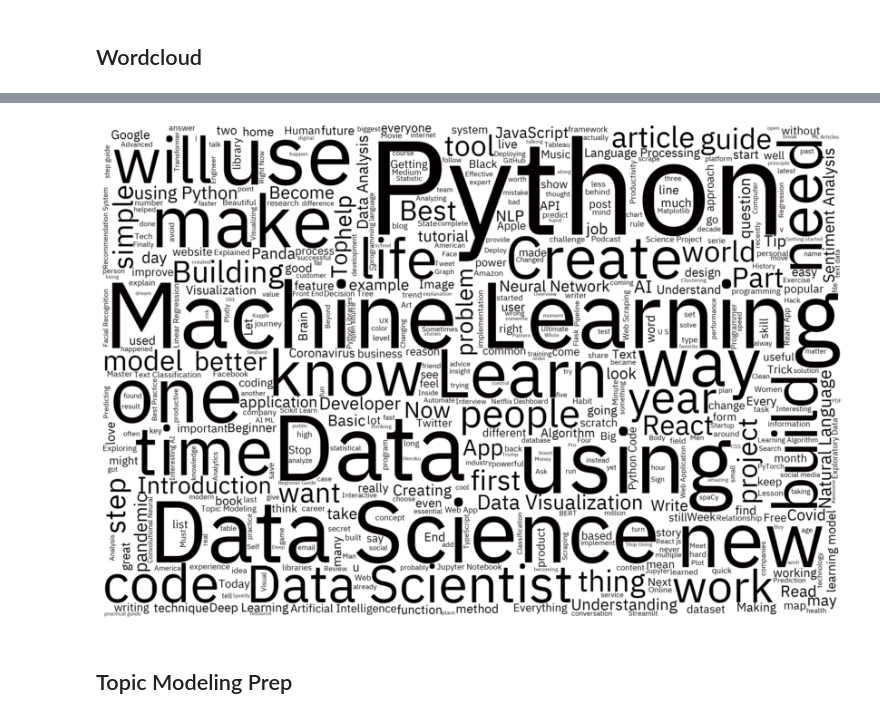
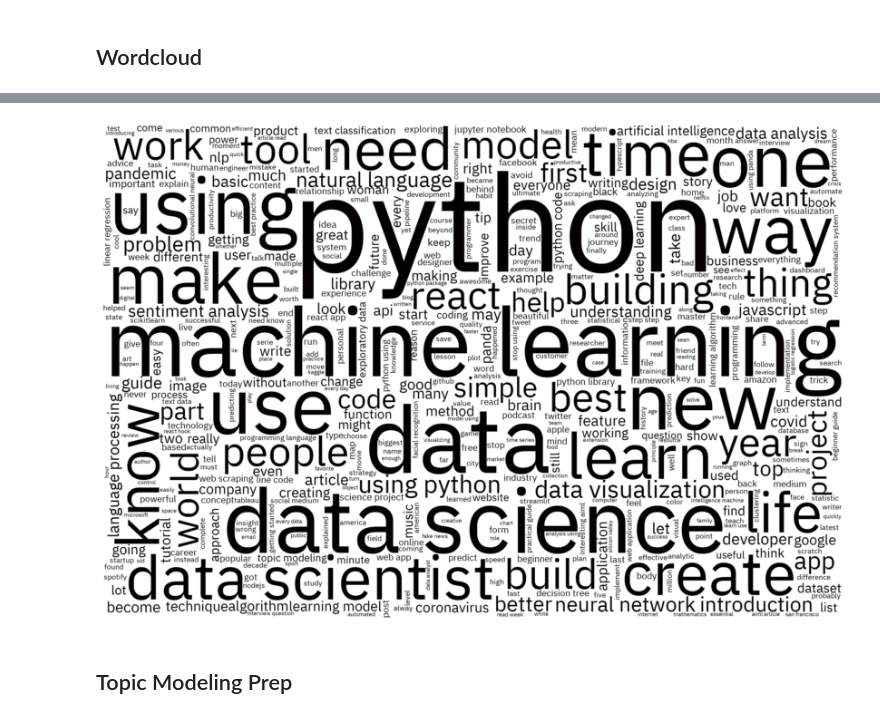
Before and after one commit to sejaldua/digesting-the-digest, a Jupyter notebook: medium-digest-scraper.ipynb, the cells around one changed output, grey strips where cells are left out. Drawn from its saved outputs; the diff is of its cells as text; code cells hidden in the pictures.

```diff
--- a/medium-digest-scraper.ipynb
+++ b/medium-digest-scraper.ipynb
@@ -211,0 +253,35 @@ fig.savefig('./figures/minutes_distribution.png')
+# %%
+def preprocess(text_col):
+
+    # convert to lowercase
+    text_col = text_col.apply(lambda x: ' '.join([w.lower() for w in x.split()]))
+
+    # remove emojis
+    text_col = text_col.apply(lambda x: demoji.replace(x, ""))
+
+    # fix contractions
+    text_col = text_col.apply(lambda x: ' '.join([contractions.fix(word) for word in x.split()]))
+
+    # remove punctuation
+    text_col = text_col.apply(lambda x: ''.join([i for i in x if i not in string.punctuation]))
+
+    # remove numbers
+    text_col = text_col.apply(lambda x: ' '.join(re.sub("[^a-zA-Z]+", " ", x).split()))
+
+    # remove stopwords
+    stopwords = nltk.corpus.stopwords.words('english')
+    stopwords.remove('not')
+    stopwords.remove('no')
+    text_col = text_col.apply(lambda x: ' '.join([w.strip() for w in x.split() if w not in stopwords]))
+
+    # lemmatization
+    text_col = text_col.apply(lambda x: ' '.join([WordNetLemmatizer().lemmatize(w) for w in x.split()]))
+
+    # remove short words
+    text_col = text_col.apply(lambda x: ' '.join([w for w in x.split() if len(w.strip()) >= 3]))
+
+    return text_col
+
+df['text'] = df[['Title', 'Subtitle']].agg(' '.join, axis=1)
+df['text'] = preprocess(df['text'])
+print(*df['text'].head(20).values, sep='\n')
@@ -228,21 +335,21 @@ all_words[:10]
 # %%
 import matplotlib.pyplot as plt
 from wordcloud import WordCloud, STOPWORDS
 
 def black_color_func(word, font_size, position,orientation,random_state=None, **kwargs):
     return("hsl(0,100%, 1%)")
 
 wordcloud = WordCloud(font_path = '~/Library/Fonts/IBMPlexSans-Regular.ttf',
                       background_color="white", width=3000, height=2000, collocations=True,
-                      max_words=500, stopwords=STOPWORDS).generate_from_text(df['Title'].to_string() + df['Subtitle'].to_string())
+                      max_words=500, stopwords=STOPWORDS).generate_from_text(' '.join(df['text'].values))
 
 # set the word color to black
 wordcloud.recolor(color_func = black_color_func)
 fig = plt.figure(figsize=[15,10])
 plt.imshow(wordcloud, interpolation="bilinear")
 plt.axis("off")
 fig.savefig('./figures/wordcloud.png')
 # %% [output]
-[figure, old version]
+[figure, new version]
 # %% [markdown]
 ## Topic Modeling Prep
```
Also changed, not shown: parts of 35 cells of this notebook, 13 other files.
